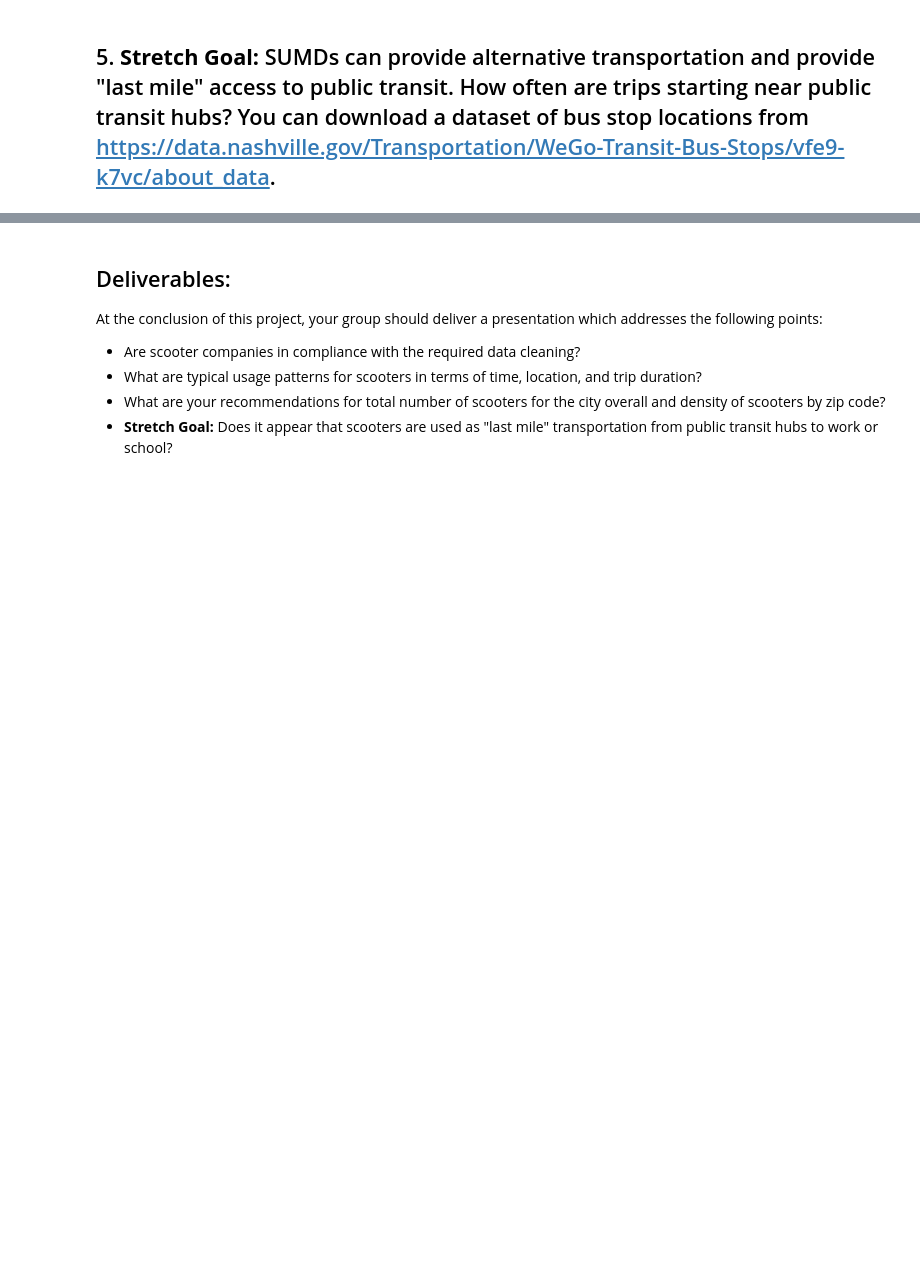
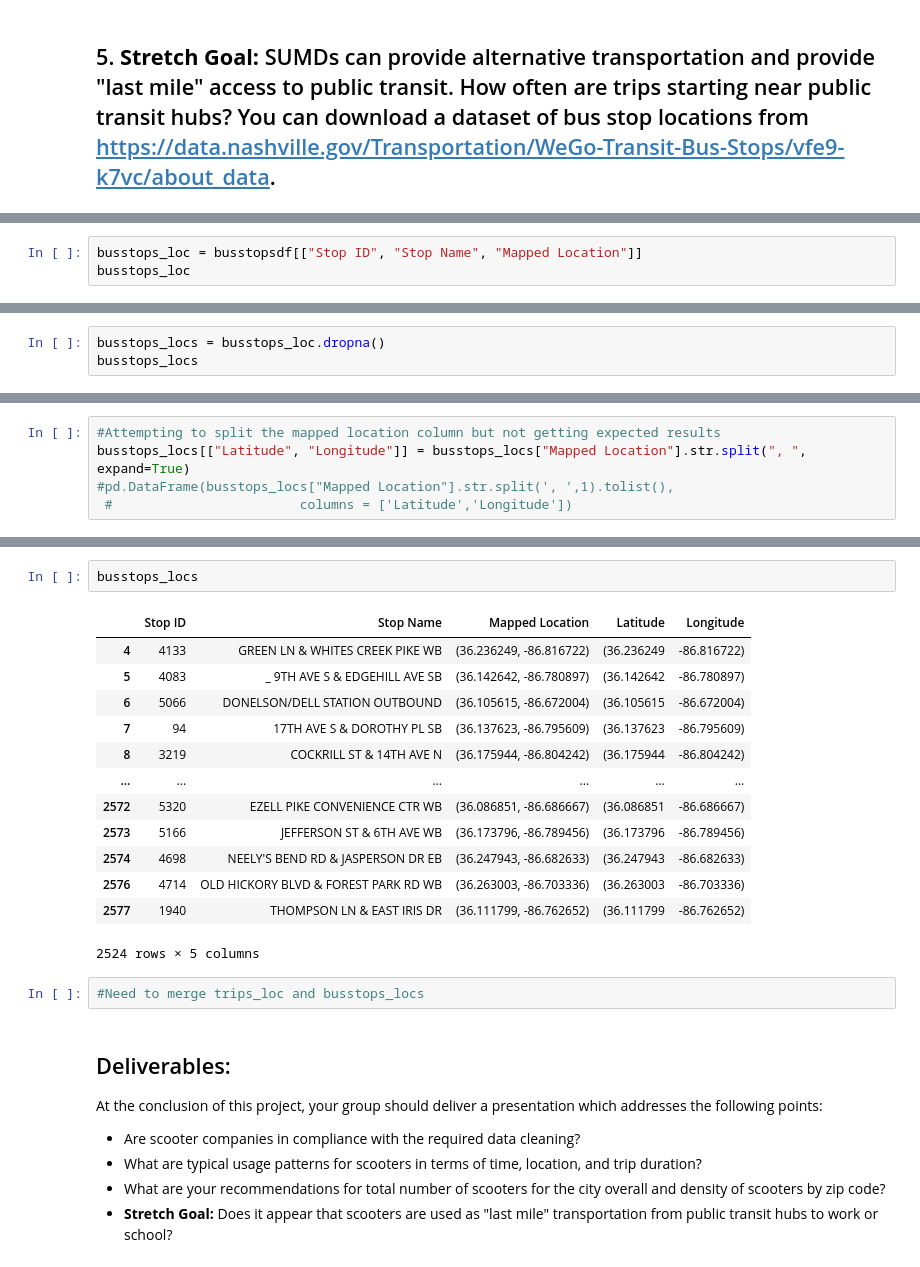
Before and after one commit to NSS-Data-Analytics-Cohort-11/scooters-hot_honey, a Jupyter notebook: notebooks/Scooters.ipynb, the cells around one changed output, grey strips where cells are left out. Saved outputs shown, nothing was run; the diff lists cells and outputs as text; blank space fills up the shorter version.

```diff
--- a/notebooks/Scooters.ipynb
+++ b/notebooks/Scooters.ipynb
@@ -805,0 +905,3 @@ tripsdf.head()
+# %%
+busstops_loc = busstopsdf[["Stop ID", "Stop Name", "Mapped Location"]]
+busstops_loc
@@ -805,0 +935,3 @@ tripsdf.head()
+# %%
+busstops_locs = busstops_loc.dropna()
+busstops_locs
@@ -805,0 +952,5 @@ tripsdf.head()
+# %%
+#Attempting to split the mapped location column but not getting expected results
+busstops_locs[["Latitude", "Longitude"]] = busstops_locs["Mapped Location"].str.split(", ", expand=True)
+#pd.DataFrame(busstops_locs["Mapped Location"].str.split(', ',1).tolist(),
+ #                        columns = ['Latitude','Longitude'])
@@ -806,3 +968,21 @@ tripsdf.head()
+# %%
+busstops_locs
+# %% [output]
+|  | Stop ID | Stop Name | Mapped Location | Latitude | Longitude |
+| 4 | 4133 | GREEN LN & WHITES CREEK PIKE WB | (36.236249, -86.816722) | (36.236249 | -86.816722) |
+| 5 | 4083 | _ 9TH AVE S & EDGEHILL AVE SB | (36.142642, -86.780897) | (36.142642 | -86.780897) |
+| 6 | 5066 | DONELSON/DELL STATION OUTBOUND | (36.105615, -86.672004) | (36.105615 | -86.672004) |
+| 7 | 94 | 17TH AVE S & DOROTHY PL SB | (36.137623, -86.795609) | (36.137623 | -86.795609) |
+| 8 | 3219 | COCKRILL ST & 14TH AVE N | (36.175944, -86.804242) | (36.175944 | -86.804242) |
+| ... | ... | ... | ... | ... | ... |
+| 2572 | 5320 | EZELL PIKE CONVENIENCE CTR WB | (36.086851, -86.686667) | (36.086851 | -86.686667) |
+| 2573 | 5166 | JEFFERSON ST & 6TH AVE WB | (36.173796, -86.789456) | (36.173796 | -86.789456) |
+| 2574 | 4698 | NEELY'S BEND RD & JASPERSON DR EB | (36.247943, -86.682633) | (36.247943 | -86.682633) |
+| 2576 | 4714 | OLD HICKORY BLVD & FOREST PARK RD WB | (36.263003, -86.703336) | (36.263003 | -86.703336) |
+| 2577 | 1940 | THOMPSON LN & EAST IRIS DR | (36.111799, -86.762652) | (36.111799 | -86.762652) |
+2524 rows × 5 columns
+# %%
+#Need to merge trips_loc and busstops_locs
 # %% [markdown]
 ## Deliverables:
 At the conclusion of this project, your group should deliver a presentation which addresses the following points:
```
Also changed, not shown: parts of 11 cells of this notebook.
